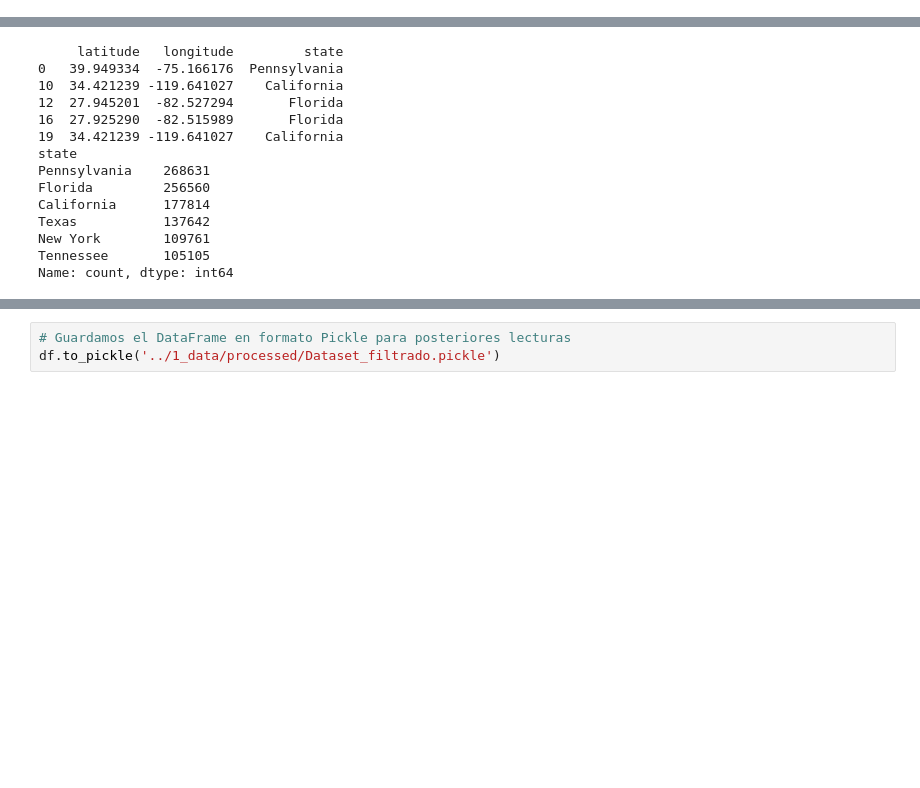
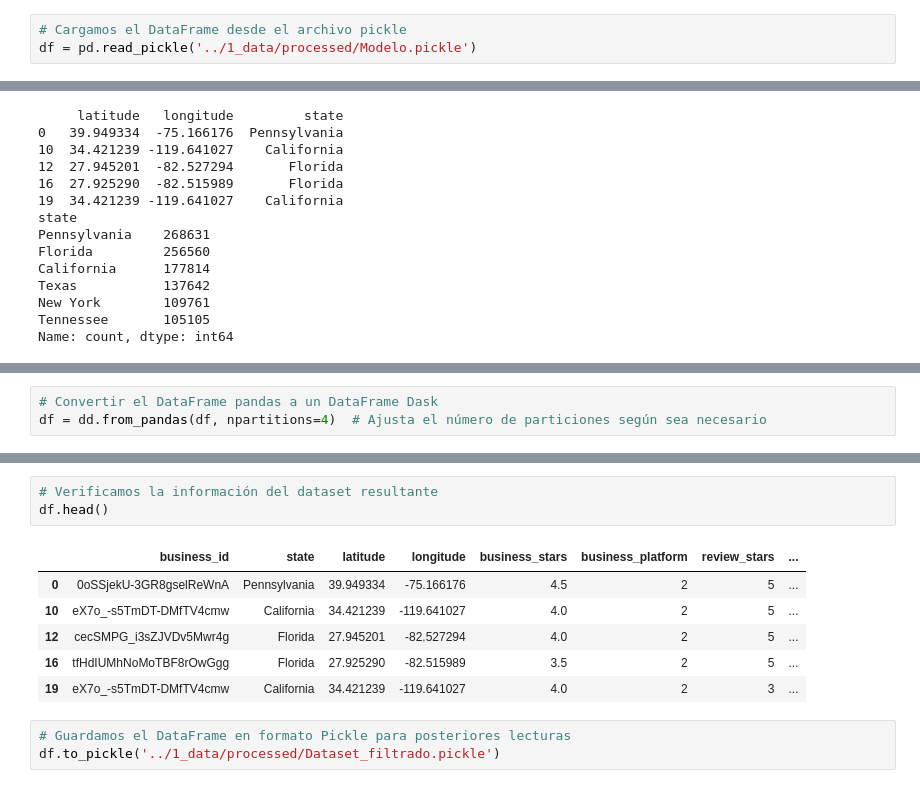
Before and after one commit to Joaqrz/Proyecto_Final_Yelp, a Jupyter notebook: 4_models/Recomendacion.ipynb, the cells around one changed output, grey strips where cells are left out. Drawn from its saved outputs; the diff is of its cells as text; blank space fills up the shorter version.

Commit message:
Optimizar modelo de recomendación

```diff
--- a/4_models/Recomendacion.ipynb
+++ b/4_models/Recomendacion.ipynb
@@ -26,6 +26,9 @@ df = client.query(query).to_dataframe()
 # %%
 # Guardamos el DataFrame en formato Pickle para posteriores lecturas
 df.to_pickle('../1_data/processed/Modelo.pickle')
+# %%
+# Cargamos el DataFrame desde el archivo pickle
+df = pd.read_pickle('../1_data/processed/Modelo.pickle')
 # %%
 # Comprobamos los datos que si tengan coherencia
 df.head()
@@ -424,0 +466,3 @@ Name: count, dtype: int64
+# %%
+# Convertir el DataFrame pandas a un DataFrame Dask
+df = dd.from_pandas(df, npartitions=4)  # Ajusta el número de particiones según sea necesario
@@ -425,3 +552,13 @@ Name: count, dtype: int64
+# %%
+# Verificamos la información del dataset resultante
+df.head()
+# %% [output]
+|  | business_id | state | latitude | longitude | business_stars | business_platform | review_stars | ... |
+| 0 | 0oSSjekU-3GR8gselReWnA | Pennsylvania | 39.949334 | -75.166176 | 4.5 | 2 | 5 | ... |
+| 10 | eX7o_-s5TmDT-DMfTV4cmw | California | 34.421239 | -119.641027 | 4.0 | 2 | 5 | ... |
+| 12 | cecSMPG_i3sZJVDv5Mwr4g | Florida | 27.945201 | -82.527294 | 4.0 | 2 | 5 | ... |
+| 16 | tfHdIUMhNoMoTBF8rOwGgg | Florida | 27.925290 | -82.515989 | 3.5 | 2 | 5 | ... |
+| 19 | eX7o_-s5TmDT-DMfTV4cmw | California | 34.421239 | -119.641027 | 4.0 | 2 | 3 | ... |
 # %%
 # Guardamos el DataFrame en formato Pickle para posteriores lecturas
 df.to_pickle('../1_data/processed/Dataset_filtrado.pickle')
```
Also changed, not shown: parts of 11 cells of this notebook, 3 other files.
